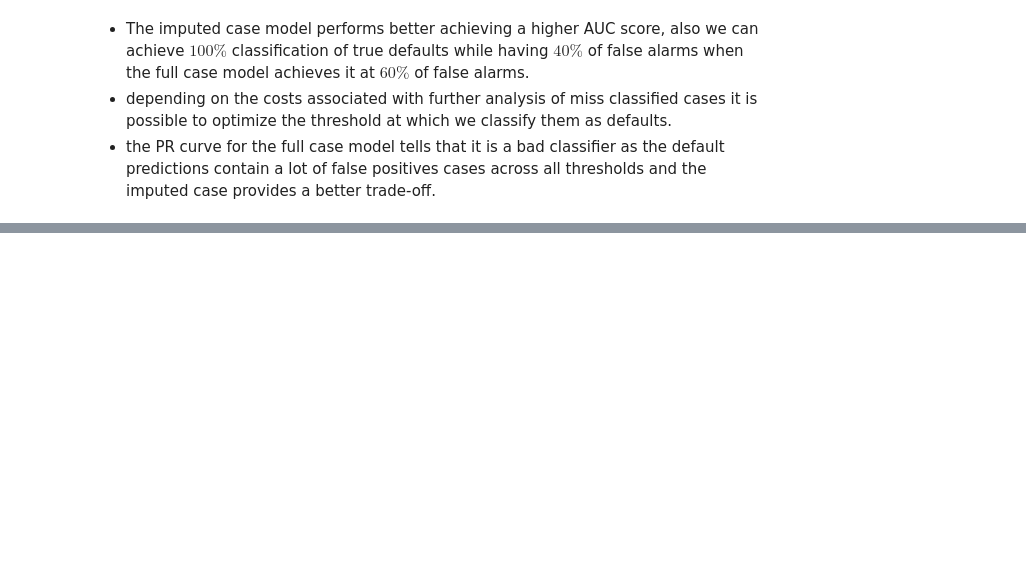
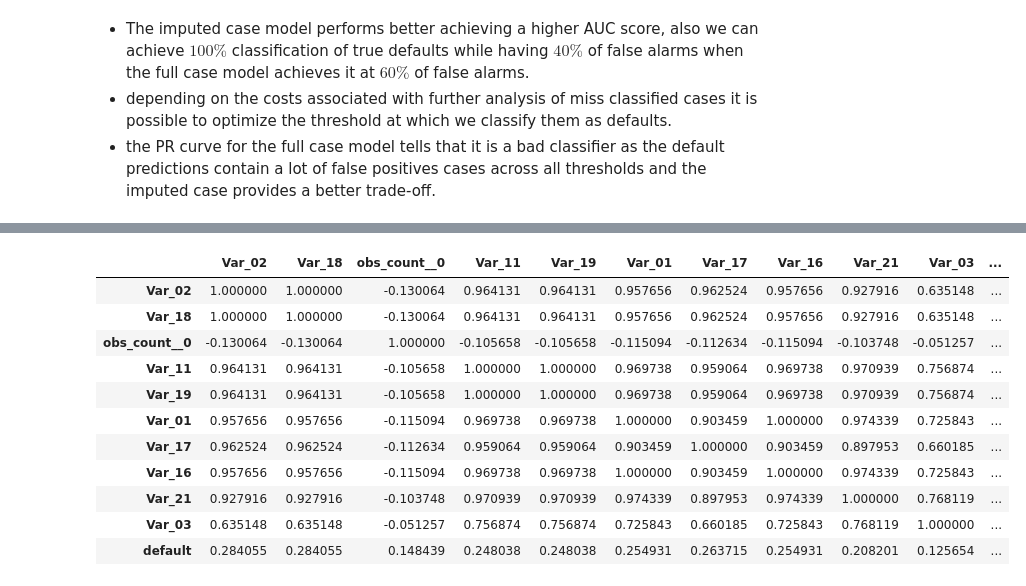
Before and after one commit to CptQuak/ing_lionsden, a Jupyter notebook: modeling.ipynb, the cells around one changed output, grey strips where cells are left out. Saved outputs shown, nothing was run; the diff lists cells and outputs as text; code cells hidden in the pictures; blank space fills up the shorter version.

```diff
--- a/modeling.ipynb
+++ b/modeling.ipynb
@@ -221,5 +217,4 @@ plt.tight_layout()
 - The imputed case logistic regression is definitely a better-performing model providing a better prediction trade-off between falsely classified default and non-default observations.
 # %%
 X_best = X[[x_labels[i] for i in sorted_idx2[:10]]].copy()
-X_best = pd.concat([X_best, default], axis=1)
-X_best.to_csv('data/df_best.csv')
+[x_labels[i] for i in sorted_idx2[:10]]
@@ -225,0 +239,15 @@ X_best.to_csv('data/df_best.csv')
+# %%
+X_best.corr()
+# %% [output]
+|  | Var_02 | Var_18 | obs_count__0 | Var_11 | Var_19 | Var_01 | Var_17 | Var_16 | Var_21 | Var_03 | ... |
+| Var_02 | 1.000000 | 1.000000 | -0.130064 | 0.964131 | 0.964131 | 0.957656 | 0.962524 | 0.957656 | 0.927916 | 0.635148 | ... |
+| Var_18 | 1.000000 | 1.000000 | -0.130064 | 0.964131 | 0.964131 | 0.957656 | 0.962524 | 0.957656 | 0.927916 | 0.635148 | ... |
+| obs_count__0 | -0.130064 | -0.130064 | 1.000000 | -0.105658 | -0.105658 | -0.115094 | -0.112634 | -0.115094 | -0.103748 | -0.051257 | ... |
+| Var_11 | 0.964131 | 0.964131 | -0.105658 | 1.000000 | 1.000000 | 0.969738 | 0.959064 | 0.969738 | 0.970939 | 0.756874 | ... |
+| Var_19 | 0.964131 | 0.964131 | -0.105658 | 1.000000 | 1.000000 | 0.969738 | 0.959064 | 0.969738 | 0.970939 | 0.756874 | ... |
+| Var_01 | 0.957656 | 0.957656 | -0.115094 | 0.969738 | 0.969738 | 1.000000 | 0.903459 | 1.000000 | 0.974339 | 0.725843 | ... |
+| Var_17 | 0.962524 | 0.962524 | -0.112634 | 0.959064 | 0.959064 | 0.903459 | 1.000000 | 0.903459 | 0.897953 | 0.660185 | ... |
+| Var_16 | 0.957656 | 0.957656 | -0.115094 | 0.969738 | 0.969738 | 1.000000 | 0.903459 | 1.000000 | 0.974339 | 0.725843 | ... |
+| Var_21 | 0.927916 | 0.927916 | -0.103748 | 0.970939 | 0.970939 | 0.974339 | 0.897953 | 0.974339 | 1.000000 | 0.768119 | ... |
+| Var_03 | 0.635148 | 0.635148 | -0.051257 | 0.756874 | 0.756874 | 0.725843 | 0.660185 | 0.725843 | 0.768119 | 1.000000 | ... |
+| default | 0.284055 | 0.284055 | 0.148439 | 0.248038 | 0.248038 | 0.254931 | 0.263715 | 0.254931 | 0.208201 | 0.125654 | ... |
```
Also changed, not shown: parts of 14 cells of this notebook, 1 other file.
